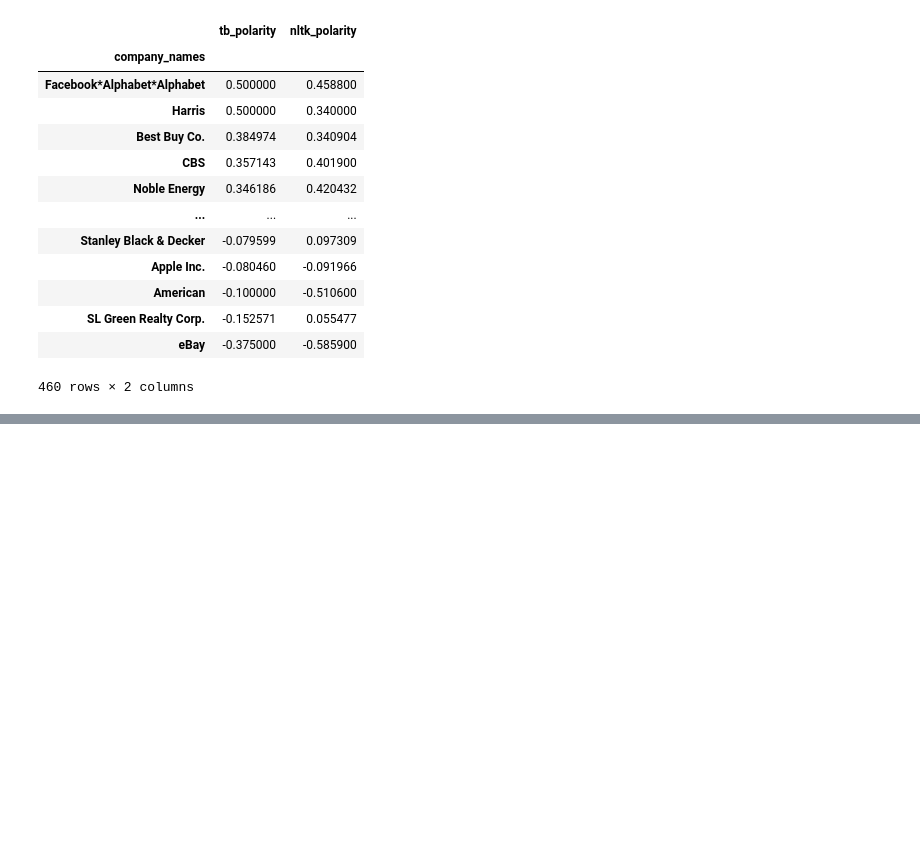
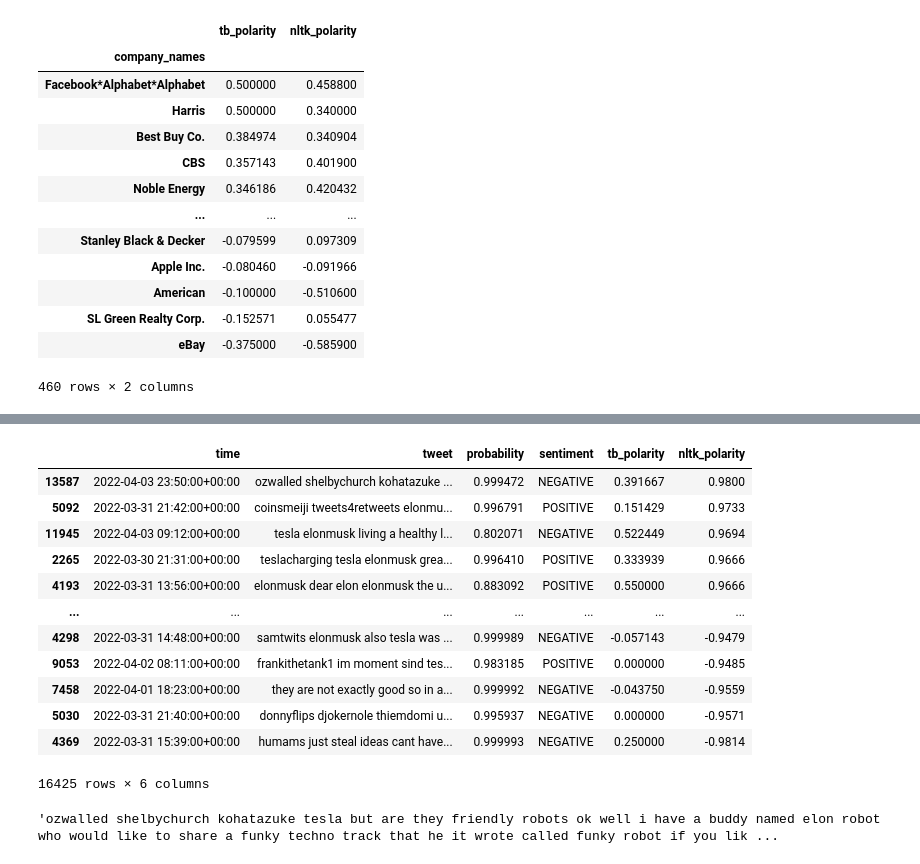
Before and after one commit to LaachH/dream_team, a Jupyter notebook: gunin files/test.ipynb, the cells around one changed output, grey strips where cells are left out. Cells and saved outputs as stored; diff of their text form; code cells hidden in the pictures; blank space fills up the shorter version.

```diff
--- a/gunin files/test.ipynb
+++ b/gunin files/test.ipynb
@@ -175,3 +199,7 @@ refined_tweet_df.groupby('company_names').mean().sort_values(by=['tb_polarity'],
 | SL Green Realty Corp. | -0.152571 | 0.055477 |
 | eBay | -0.375000 | -0.585900 |
 460 rows × 2 columns
+# %%
+tsla_path = Path("tesla.csv")
+tsla_tweet_df = pd.read_csv(tsla_path)
+tsla_tweet_df.head()
@@ -177,0 +213,24 @@ refined_tweet_df.groupby('company_names').mean().sort_values(by=['tb_polarity'],
+# %%
+
+tb_polarity2 = [tb(i).sentiment[0] for i in tsla_tweet_df['tweet']]
+nltk_polarity2 = [sia.polarity_scores(i)['compound'] for i in tsla_tweet_df['tweet']]
+
+
+tsla_tweet_df['tb_polarity'] = tb_polarity2
+tsla_tweet_df['nltk_polarity'] = nltk_polarity2
+
+tsla_tweet_df.sort_values(by='nltk_polarity', ascending=False)
+# %% [output]
+|  | time | tweet | probability | sentiment | tb_polarity | nltk_polarity |
+| 13587 | 2022-04-03 23:50:00+00:00 | ozwalled shelbychurch kohatazuke ... | 0.999472 | NEGATIVE | 0.391667 | 0.9800 |
+| 5092 | 2022-03-31 21:42:00+00:00 | coinsmeiji tweets4retweets elonmu... | 0.996791 | POSITIVE | 0.151429 | 0.9733 |
+| 11945 | 2022-04-03 09:12:00+00:00 | tesla elonmusk living a healthy l... | 0.802071 | NEGATIVE | 0.522449 | 0.9694 |
+| 2265 | 2022-03-30 21:31:00+00:00 | teslacharging tesla elonmusk grea... | 0.996410 | POSITIVE | 0.333939 | 0.9666 |
+| 4193 | 2022-03-31 13:56:00+00:00 | elonmusk dear elon elonmusk the u... | 0.883092 | POSITIVE | 0.550000 | 0.9666 |
+| ... | ... | ... | ... | ... | ... | ... |
+| 4298 | 2022-03-31 14:48:00+00:00 | samtwits elonmusk also tesla was ... | 0.999989 | NEGATIVE | -0.057143 | -0.9479 |
+| 9053 | 2022-04-02 08:11:00+00:00 | frankithetank1 im moment sind tes... | 0.983185 | POSITIVE | 0.000000 | -0.9485 |
+| 7458 | 2022-04-01 18:23:00+00:00 | they are not exactly good so in a... | 0.999992 | NEGATIVE | -0.043750 | -0.9559 |
+| 5030 | 2022-03-31 21:40:00+00:00 | donnyflips djokernole thiemdomi u... | 0.995937 | NEGATIVE | 0.000000 | -0.9571 |
+| 4369 | 2022-03-31 15:39:00+00:00 | humams just steal ideas cant have... | 0.999993 | NEGATIVE | 0.250000 | -0.9814 |
+16425 rows × 6 columns
@@ -177,0 +243,4 @@ refined_tweet_df.groupby('company_names').mean().sort_values(by=['tb_polarity'],
+# %%
+q.iloc[0]['tweet']
+# %% [output]
+'ozwalled shelbychurch kohatazuke tesla but are they friendly robots ok well i have a buddy named elon robot who would like to share a funky techno track that he it wrote called funky robot if you lik ...
```
Also changed, not shown: parts of 8 cells of this notebook, 1 other file.
